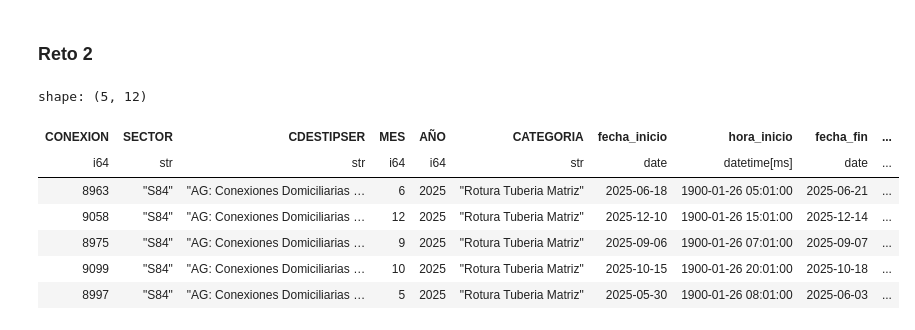
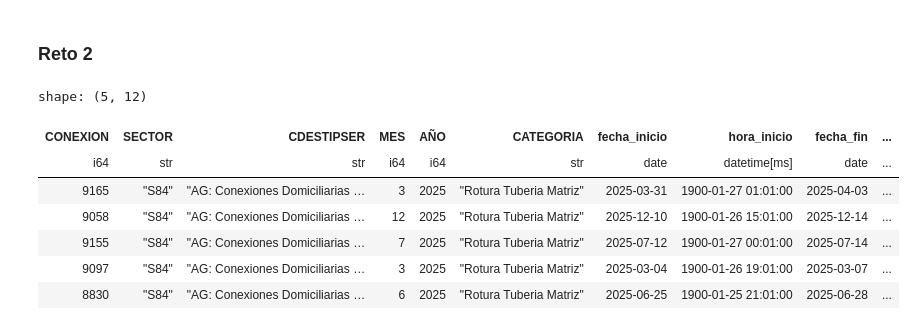
Before and after one commit to khar20/datathon-sunass, a Jupyter notebook: main.ipynb, the cells around one changed output. Drawn from its saved outputs; the diff is of its cells as text; code cells hidden in the pictures.

```diff
--- a/main.ipynb
+++ b/main.ipynb
@@ -7,9 +7,10 @@ import numpy as np
 # set random seed for reproducibility
 np.random.seed(42)
 
-df_02 = pl.read_excel('datasets/02_ROTURAS_RED_PRIMARIA_SECUNDARIA_PIURA.xlsx')
+df2_prim = pl.read_excel('datasets/02_ROTURAS_RED_PRIMARIA_SECUNDARIA_PIURA.xlsx', sheet_name='ROTURAS_RED_PRIMARIA')
+df2_sec = pl.read_excel('datasets/02_ROTURAS_RED_PRIMARIA_SECUNDARIA_PIURA.xlsx', sheet_name='FUGAS_RED_SECUNDARIA')
 
-df_02.head()
+df2_prim.head()
 # %% [output]
 shape: (5, 12)
 | CONEXION | SECTOR | CDESTIPSER | MES | AÑO | CATEGORIA | fecha_inicio | hora_inicio | fecha_fin | ... |
@@ -39,6 +66,5 @@ shape: (9, 13)
 # %%
-# Reto 1:
 # 1. Remover duplicados
 
-df_02 = df_02.unique(subset=['CONEXION', 'CATEGORIA', 'fecha_inicio'], keep='first')
-df_02.head()
+df2_prim = df2_prim.unique(subset=['CONEXION', 'CATEGORIA', 'fecha_inicio'], keep='first')
+df2_sec = df2_sec.unique(subset=['CONEXION', 'CATEGORIA', 'fecha_inicio'], keep='first')
@@ -69,15 +101,17 @@ shape: (9, 13)
 # %%
 # 2. Inconsistencias gráficas: switch lat y long
 
-#mal_coords = pl.when()
+df2_prim = df2_prim.with_columns(
+    pl.when((pl.col('latitud') >= -6) & (pl.col('longitud') <= -82)).then(pl.col('longitud')).otherwise(pl.col('latitud')).alias('latitud'),
+    pl.when((pl.col('latitud') >= -6) & (pl.col('longitud') <= -82)).then(pl.col('latitud')).otherwise(pl.col('longitud')).alias('longitud')
+)
 
-df_02 = df_02.with_columns(
+df2_sec = df2_sec.with_columns(
     pl.when((pl.col('latitud') <= -6) | (pl.col('longitud') >= -82)).then(pl.col('longitud')).otherwise(pl.col('latitud')),
     pl.when((pl.col('latitud') <= -6) | (pl.col('longitud') >= -82)).then(pl.col('latitud')).otherwise(pl.col('longitud'))
 )
 
-df_02.unique()
-df_02.head()
+df2_prim.head()
 # %% [output]
 shape: (5, 12)
 | CONEXION | SECTOR | CDESTIPSER | MES | AÑO | CATEGORIA | fecha_inicio | hora_inicio | fecha_fin | ... |
@@ -107,15 +141,14 @@ shape: (9, 13)
 # %%
 # 1. Ranking de roturas y fugas (por sector)
 
-#df_02_ordered = df_02.with_columns(group_count=pl.col('SECTOR').count().over('SECTOR')).sort('group_count', descending=True)
-df_02_ordered = df_02.sort(pl.col('SECTOR').count().over('SECTOR'), descending=True)
-df_02_ordered.head()
+df2_prim_ordered = df2_prim.sort(pl.col('SECTOR').count().over('SECTOR'), descending=True)
+df2_prim_ordered.head()
 # %% [output]
 shape: (5, 12)
 | CONEXION | SECTOR | CDESTIPSER | MES | AÑO | CATEGORIA | fecha_inicio | hora_inicio | fecha_fin | ... |
 | i64 | str | str | i64 | i64 | str | date | datetime[ms] | date | ... |
-| 8963 | "S84" | "AG: Conexiones Domiciliarias … | 6 | 2025 | "Rotura Tuberia Matriz" | 2025-06-18 | 1900-01-26 05:01:00 | 2025-06-21 | ... |
+| 9165 | "S84" | "AG: Conexiones Domiciliarias … | 3 | 2025 | "Rotura Tuberia Matriz" | 2025-03-31 | 1900-01-27 01:01:00 | 2025-04-03 | ... |
 | 9058 | "S84" | "AG: Conexiones Domiciliarias … | 12 | 2025 | "Rotura Tuberia Matriz" | 2025-12-10 | 1900-01-26 15:01:00 | 2025-12-14 | ... |
-| 8975 | "S84" | "AG: Conexiones Domiciliarias … | 9 | 2025 | "Rotura Tuberia Matriz" | 2025-09-06 | 1900-01-26 07:01:00 | 2025-09-07 | ... |
-| 9099 | "S84" | "AG: Conexiones Domiciliarias … | 10 | 2025 | "Rotura Tuberia Matriz" | 2025-10-15 | 1900-01-26 20:01:00 | 2025-10-18 | ... |
-| 8997 | "S84" | "AG: Conexiones Domiciliarias … | 5 | 2025 | "Rotura Tuberia Matriz" | 2025-05-30 | 1900-01-26 08:01:00 | 2025-06-03 | ... |
+| 9155 | "S84" | "AG: Conexiones Domiciliarias … | 7 | 2025 | "Rotura Tuberia Matriz" | 2025-07-12 | 1900-01-27 00:01:00 | 2025-07-14 | ... |
+| 9097 | "S84" | "AG: Conexiones Domiciliarias … | 3 | 2025 | "Rotura Tuberia Matriz" | 2025-03-04 | 1900-01-26 19:01:00 | 2025-03-07 | ... |
+| 8830 | "S84" | "AG: Conexiones Domiciliarias … | 6 | 2025 | "Rotura Tuberia Matriz" | 2025-06-25 | 1900-01-25 21:01:00 | 2025-06-28 | ... |
```
Also changed, not shown: parts of 10 cells of this notebook.
